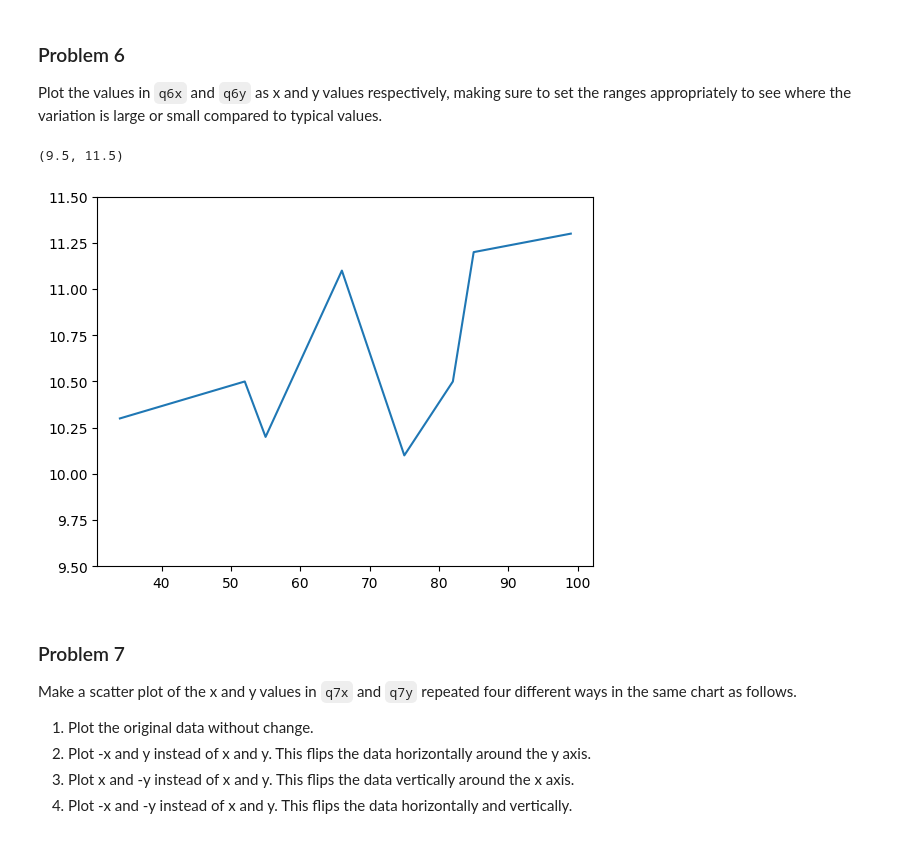
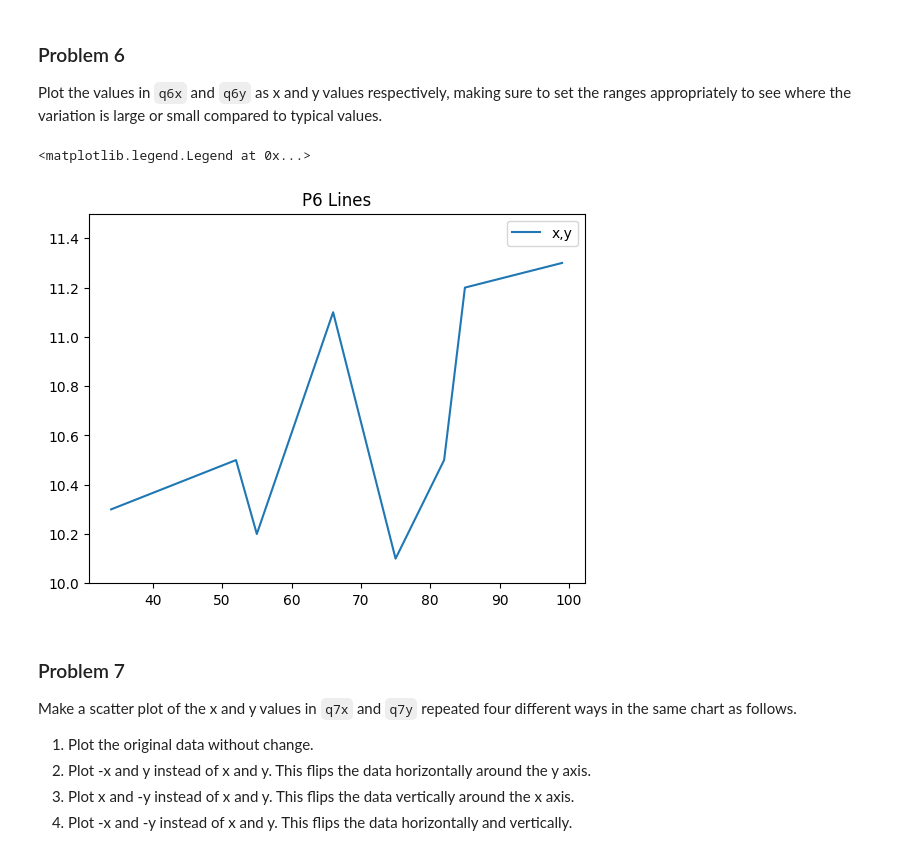
Before and after one commit to AL-Holmes/dx602-homework-05, a Jupyter notebook: homework.ipynb, the cells around one changed output. Saved outputs shown, nothing was run; the diff lists cells and outputs as text; code cells hidden in the pictures.

```diff
--- a/homework.ipynb
+++ b/homework.ipynb
@@ -169,11 +177,13 @@ q6y = [10.3, 10.5, 10.2, 11.1, 10.1, 10.5, 11.2, 11.3]
 # %%
 # YOUR CHANGES HERE
 
-plt.plot(q6x,q6y)
-plt.ylim(9.5,11.5)
+plt.plot(q6x,q6y, label="x,y")
+plt.ylim(10.0,11.5)
+plt.title("P6 Lines")
+plt.legend()
 # %% [output]
-(9.5, 11.5)
+<matplotlib.legend.Legend at 0x...>
-[figure, old version]
+[figure, new version]
 # %% [markdown]
 ### Problem 7
 
```
Also changed, not shown: parts of 18 cells of this notebook.
